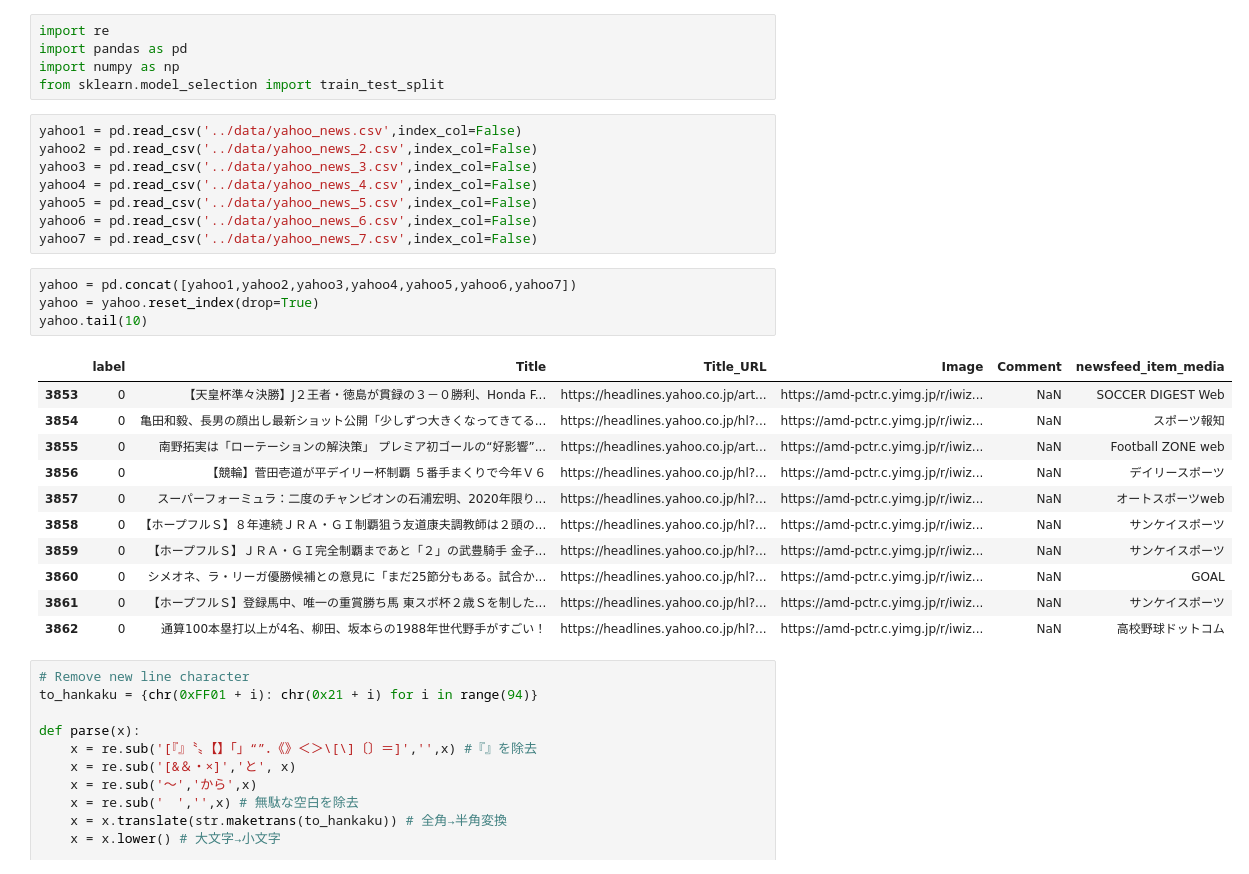
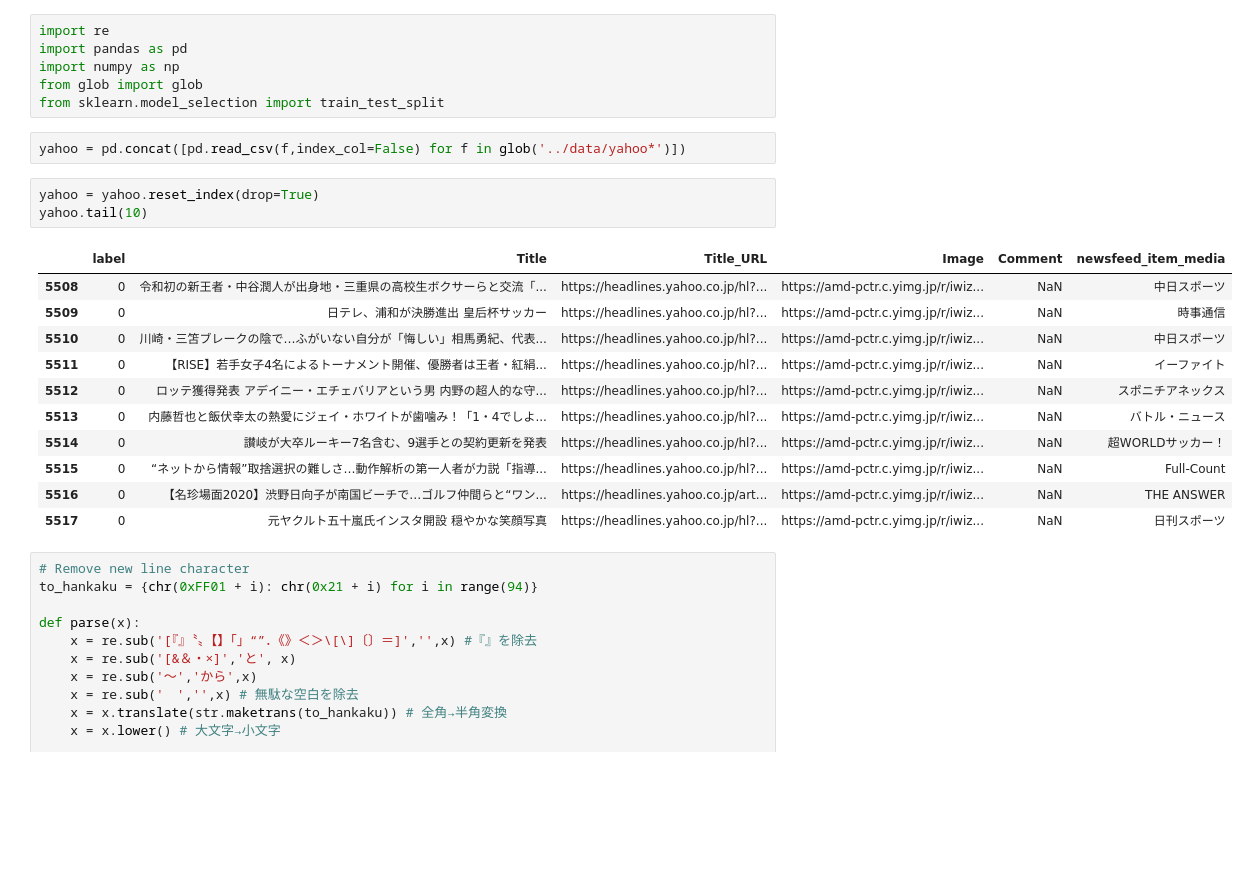
Before and after one commit to ShozenD/DADText2020, a Jupyter notebook: notebooks/preprocess.ipynb, the cells around one changed output. Saved outputs shown, nothing was run; the diff lists cells and outputs as text; blank space fills up the shorter version.

Commit message:
new data

```diff
--- a/notebooks/preprocess.ipynb
+++ b/notebooks/preprocess.ipynb
@@ -2,31 +2,25 @@
 import re
 import pandas as pd
 import numpy as np
+from glob import glob
 from sklearn.model_selection import train_test_split
-# %%
-yahoo1 = pd.read_csv('../data/yahoo_news.csv',index_col=False)
-yahoo2 = pd.read_csv('../data/yahoo_news_2.csv',index_col=False)
-yahoo3 = pd.read_csv('../data/yahoo_news_3.csv',index_col=False)
-yahoo4 = pd.read_csv('../data/yahoo_news_4.csv',index_col=False)
-yahoo5 = pd.read_csv('../data/yahoo_news_5.csv',index_col=False)
-yahoo6 = pd.read_csv('../data/yahoo_news_6.csv',index_col=False)
-yahoo7 = pd.read_csv('../data/yahoo_news_7.csv',index_col=False)
+# %%
+yahoo = pd.concat([pd.read_csv(f,index_col=False) for f in glob('../data/yahoo*')])
 # %%
-yahoo = pd.concat([yahoo1,yahoo2,yahoo3,yahoo4,yahoo5,yahoo6,yahoo7])
 yahoo = yahoo.reset_index(drop=True)
 yahoo.tail(10)
 # %% [output]
 |  | label | Title | Title_URL | Image | Comment | newsfeed_item_media |
-| 3853 | 0 | 【天皇杯準々決勝】J２王者・徳島が貫録の３－０勝利、Honda F... | https://headlines.yahoo.co.jp/art... | https://amd-pctr.c.yimg.jp/r/iwiz... | NaN | SOCCER DIGEST Web |
-| 3854 | 0 | 亀田和毅、長男の顔出し最新ショット公開「少しずつ大きくなってきてる... | https://headlines.yahoo.co.jp/hl?... | https://amd-pctr.c.yimg.jp/r/iwiz... | NaN | スポーツ報知 |
-| 3855 | 0 | 南野拓実は「ローテーションの解決策」 プレミア初ゴールの“好影響”... | https://headlines.yahoo.co.jp/art... | https://amd-pctr.c.yimg.jp/r/iwiz... | NaN | Football ZONE web |
-| 3856 | 0 | 【競輪】菅田壱道が平デイリー杯制覇 ５番手まくりで今年Ｖ６ | https://headlines.yahoo.co.jp/hl?... | https://amd-pctr.c.yimg.jp/r/iwiz... | NaN | デイリースポーツ |
-| 3857 | 0 | スーパーフォーミュラ：二度のチャンピオンの石浦宏明、2020年限り... | https://headlines.yahoo.co.jp/hl?... | https://amd-pctr.c.yimg.jp/r/iwiz... | NaN | オートスポーツweb |
-| 3858 | 0 | 【ホープフルＳ】８年連続ＪＲＡ・ＧＩ制覇狙う友道康夫調教師は２頭の... | https://headlines.yahoo.co.jp/hl?... | https://amd-pctr.c.yimg.jp/r/iwiz... | NaN | サンケイスポーツ |
-| 3859 | 0 | 【ホープフルＳ】ＪＲＡ・ＧＩ完全制覇まであと「２」の武豊騎手 金子... | https://headlines.yahoo.co.jp/hl?... | https://amd-pctr.c.yimg.jp/r/iwiz... | NaN | サンケイスポーツ |
-| 3860 | 0 | シメオネ、ラ・リーガ優勝候補との意見に「まだ25節分もある。試合か... | https://headlines.yahoo.co.jp/hl?... | https://amd-pctr.c.yimg.jp/r/iwiz... | NaN | GOAL |
-| 3861 | 0 | 【ホープフルＳ】登録馬中、唯一の重賞勝ち馬 東スポ杯２歳Ｓを制した... | https://headlines.yahoo.co.jp/hl?... | https://amd-pctr.c.yimg.jp/r/iwiz... | NaN | サンケイスポーツ |
-| 3862 | 0 | 通算100本塁打以上が4名、柳田、坂本らの1988年世代野手がすごい！ | https://headlines.yahoo.co.jp/hl?... | https://amd-pctr.c.yimg.jp/r/iwiz... | NaN | 高校野球ドットコム |
+| 5508 | 0 | 令和初の新王者・中谷潤人が出身地・三重県の高校生ボクサーらと交流「... | https://headlines.yahoo.co.jp/hl?... | https://amd-pctr.c.yimg.jp/r/iwiz... | NaN | 中日スポーツ |
+| 5509 | 0 | 日テレ、浦和が決勝進出 皇后杯サッカー | https://headlines.yahoo.co.jp/hl?... | https://amd-pctr.c.yimg.jp/r/iwiz... | NaN | 時事通信 |
+| 5510 | 0 | 川崎・三笘ブレークの陰で…ふがいない自分が「悔しい」相馬勇紀、代表... | https://headlines.yahoo.co.jp/hl?... | https://amd-pctr.c.yimg.jp/r/iwiz... | NaN | 中日スポーツ |
+| 5511 | 0 | 【RISE】若手女子4名によるトーナメント開催、優勝者は王者・紅絹... | https://headlines.yahoo.co.jp/hl?... | https://amd-pctr.c.yimg.jp/r/iwiz... | NaN | イーファイト |
+| 5512 | 0 | ロッテ獲得発表 アデイニー・エチェバリアという男 内野の超人的な守... | https://headlines.yahoo.co.jp/hl?... | https://amd-pctr.c.yimg.jp/r/iwiz... | NaN | スポニチアネックス |
+| 5513 | 0 | 内藤哲也と飯伏幸太の熱愛にジェイ・ホワイトが歯噛み！「1・4でしよ... | https://headlines.yahoo.co.jp/hl?... | https://amd-pctr.c.yimg.jp/r/iwiz... | NaN | バトル・ニュース |
+| 5514 | 0 | 讃岐が大卒ルーキー7名含む、9選手との契約更新を発表 | https://headlines.yahoo.co.jp/hl?... | https://amd-pctr.c.yimg.jp/r/iwiz... | NaN | 超WORLDサッカー！ |
+| 5515 | 0 | “ネットから情報”取捨選択の難しさ…動作解析の第一人者が力説「指導... | https://headlines.yahoo.co.jp/hl?... | https://amd-pctr.c.yimg.jp/r/iwiz... | NaN | Full-Count |
+| 5516 | 0 | 【名珍場面2020】渋野日向子が南国ビーチで…ゴルフ仲間らと“ワン... | https://headlines.yahoo.co.jp/art... | https://amd-pctr.c.yimg.jp/r/iwiz... | NaN | THE ANSWER |
+| 5517 | 0 | 元ヤクルト五十嵐氏インスタ開設 穏やかな笑顔写真 | https://headlines.yahoo.co.jp/hl?... | https://amd-pctr.c.yimg.jp/r/iwiz... | NaN | 日刊スポーツ |
 # %%
 # Remove new line character
 to_hankaku = {chr(0xFF01 + i): chr(0x21 + i) for i in range(94)}
```
Also changed, not shown: parts of 6 cells of this notebook, 22 other files.
